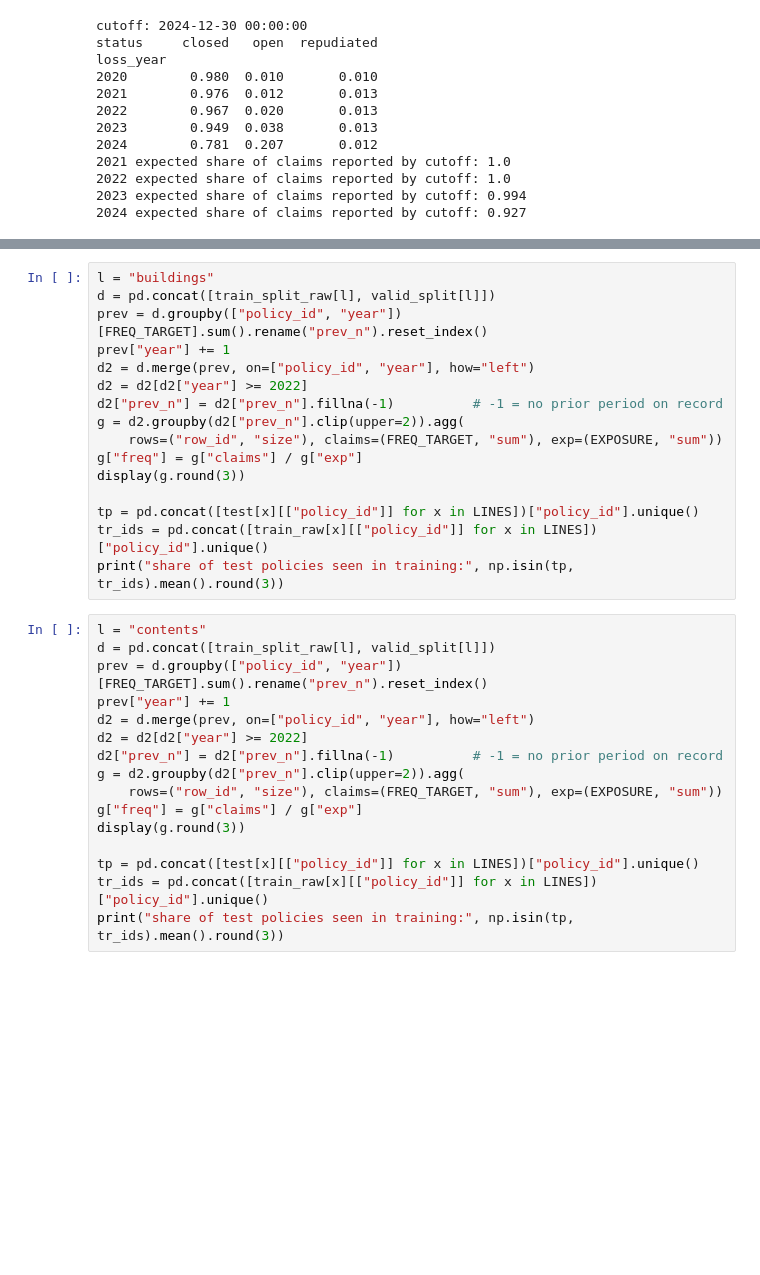
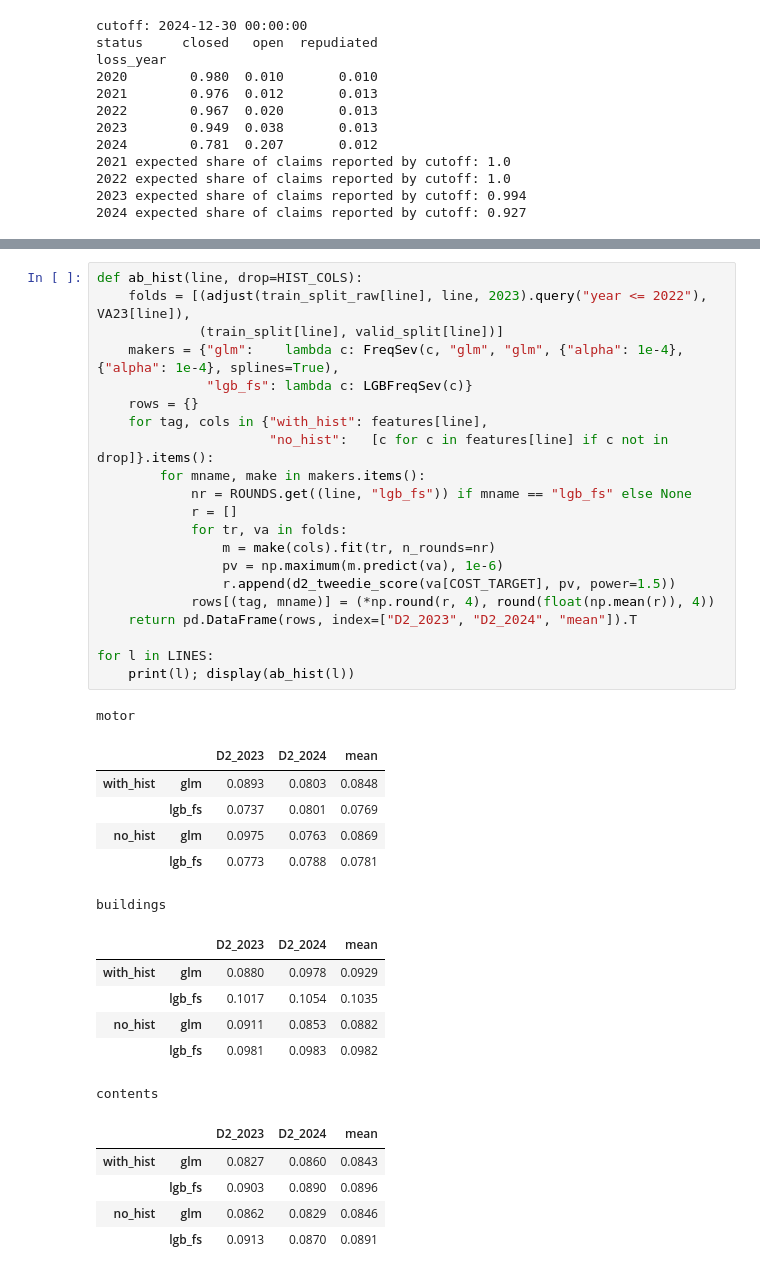
Before and after one commit to sarah-gui/Hackathon2026, a Jupyter notebook: analysis.ipynb, the cells around one changed output, grey strips where cells are left out. Cells and saved outputs as stored; diff of their text form; blank space fills up the shorter version.

```diff
--- a/analysis.ipynb
+++ b/analysis.ipynb
@@ -2813,32 +2788,40 @@ KeyboardInterrupt:
-# %%
-l = "buildings"
-d = pd.concat([train_split_raw[l], valid_split[l]])
-prev = d.groupby(["policy_id", "year"])[FREQ_TARGET].sum().rename("prev_n").reset_index()
-prev["year"] += 1
-d2 = d.merge(prev, on=["policy_id", "year"], how="left")
-d2 = d2[d2["year"] >= 2022]
-d2["prev_n"] = d2["prev_n"].fillna(-1)          # -1 = no prior period on record
-g = d2.groupby(d2["prev_n"].clip(upper=2)).agg(
-    rows=("row_id", "size"), claims=(FREQ_TARGET, "sum"), exp=(EXPOSURE, "sum"))
-g["freq"] = g["claims"] / g["exp"]
-display(g.round(3))
-
-tp = pd.concat([test[x][["policy_id"]] for x in LINES])["policy_id"].unique()
-tr_ids = pd.concat([train_raw[x][["policy_id"]] for x in LINES])["policy_id"].unique()
-print("share of test policies seen in training:", np.isin(tp, tr_ids).mean().round(3))
-# %%
-l = "contents"
-d = pd.concat([train_split_raw[l], valid_split[l]])
-prev = d.groupby(["policy_id", "year"])[FREQ_TARGET].sum().rename("prev_n").reset_index()
-prev["year"] += 1
-d2 = d.merge(prev, on=["policy_id", "year"], how="left")
-d2 = d2[d2["year"] >= 2022]
-d2["prev_n"] = d2["prev_n"].fillna(-1)          # -1 = no prior period on record
-g = d2.groupby(d2["prev_n"].clip(upper=2)).agg(
-    rows=("row_id", "size"), claims=(FREQ_TARGET, "sum"), exp=(EXPOSURE, "sum"))
-g["freq"] = g["claims"] / g["exp"]
-display(g.round(3))
-
-tp = pd.concat([test[x][["policy_id"]] for x in LINES])["policy_id"].unique()
-tr_ids = pd.concat([train_raw[x][["policy_id"]] for x in LINES])["policy_id"].unique()
-print("share of test policies seen in training:", np.isin(tp, tr_ids).mean().round(3))
+# %%
+def ab_hist(line, drop=HIST_COLS):
+    folds = [(adjust(train_split_raw[line], line, 2023).query("year <= 2022"), VA23[line]),
+             (train_split[line], valid_split[line])]
+    makers = {"glm":    lambda c: FreqSev(c, "glm", "glm", {"alpha": 1e-4}, {"alpha": 1e-4}, splines=True),
+              "lgb_fs": lambda c: LGBFreqSev(c)}
+    rows = {}
+    for tag, cols in {"with_hist": features[line],
+                      "no_hist":   [c for c in features[line] if c not in drop]}.items():
+        for mname, make in makers.items():
+            nr = ROUNDS.get((line, "lgb_fs")) if mname == "lgb_fs" else None
+            r = []
+            for tr, va in folds:
+                m = make(cols).fit(tr, n_rounds=nr)
+                pv = np.maximum(m.predict(va), 1e-6)
+                r.append(d2_tweedie_score(va[COST_TARGET], pv, power=1.5))
+            rows[(tag, mname)] = (*np.round(r, 4), round(float(np.mean(r)), 4))
+    return pd.DataFrame(rows, index=["D2_2023", "D2_2024", "mean"]).T
+
+for l in LINES:
+    print(l); display(ab_hist(l))
+# %% [output]
+motor
+|  |  | D2_2023 | D2_2024 | mean |
+| with_hist | glm | 0.0893 | 0.0803 | 0.0848 |
+|  | lgb_fs | 0.0737 | 0.0801 | 0.0769 |
+| no_hist | glm | 0.0975 | 0.0763 | 0.0869 |
+|  | lgb_fs | 0.0773 | 0.0788 | 0.0781 |
+buildings
+|  |  | D2_2023 | D2_2024 | mean |
+| with_hist | glm | 0.0880 | 0.0978 | 0.0929 |
+|  | lgb_fs | 0.1017 | 0.1054 | 0.1035 |
+| no_hist | glm | 0.0911 | 0.0853 | 0.0882 |
+|  | lgb_fs | 0.0981 | 0.0983 | 0.0982 |
+contents
+|  |  | D2_2023 | D2_2024 | mean |
+| with_hist | glm | 0.0827 | 0.0860 | 0.0843 |
+|  | lgb_fs | 0.0903 | 0.0890 | 0.0896 |
+| no_hist | glm | 0.0862 | 0.0829 | 0.0846 |
+|  | lgb_fs | 0.0913 | 0.0870 | 0.0891 |
```
Also changed, not shown: parts of 3 cells of this notebook, 1 other file.
